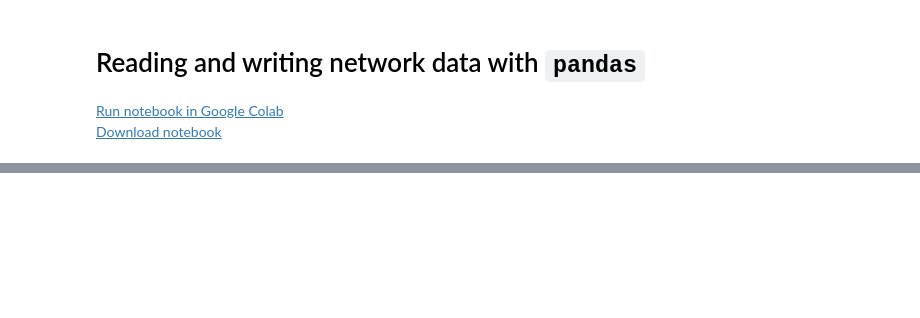
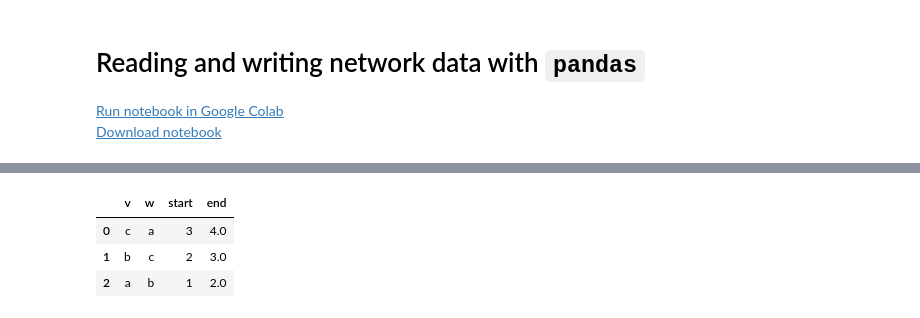
Before and after one commit to pathpy/pathpy, a Jupyter notebook: doc/tutorial/pandas.ipynb, the cells around one changed output, grey strips where cells are left out. Saved outputs shown, nothing was run; the diff lists cells and outputs as text; code cells hidden in the pictures; blank space fills up the shorter version.

```diff
--- a/doc/tutorial/pandas.ipynb
+++ b/doc/tutorial/pandas.ipynb
@@ -24,3 +53,10 @@ tn.plot()
+# %%
+pp.io.to_dataframe(tn)
+# %% [output]
+|  | v | w | start | end |
+| 0 | c | a | 3 | 4.0 |
+| 1 | b | c | 2 | 3.0 |
+| 2 | a | b | 1 | 2.0 |
 # %%
 import pathpy as pp
 import pandas as pd
```
Also changed, not shown: parts of 11 cells of this notebook.
